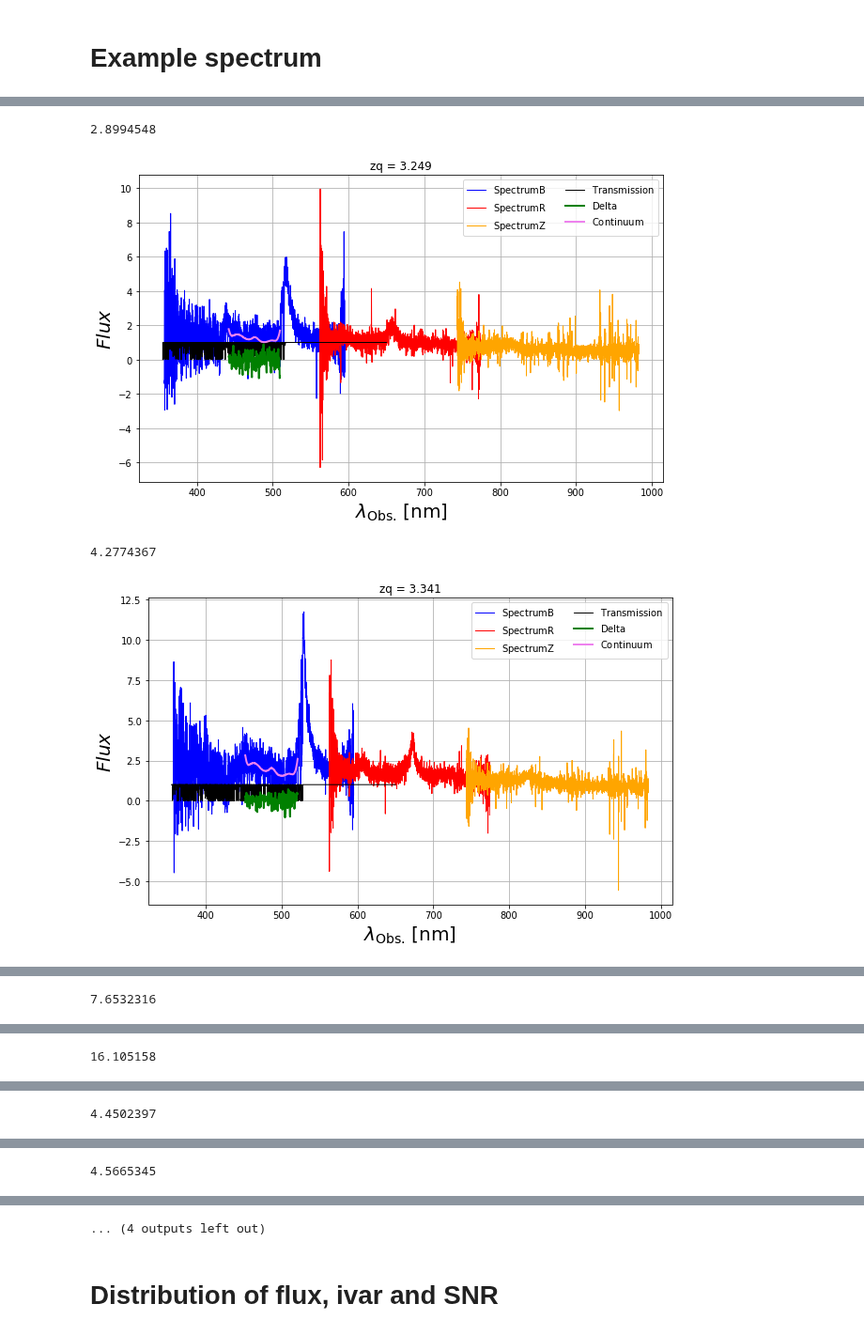
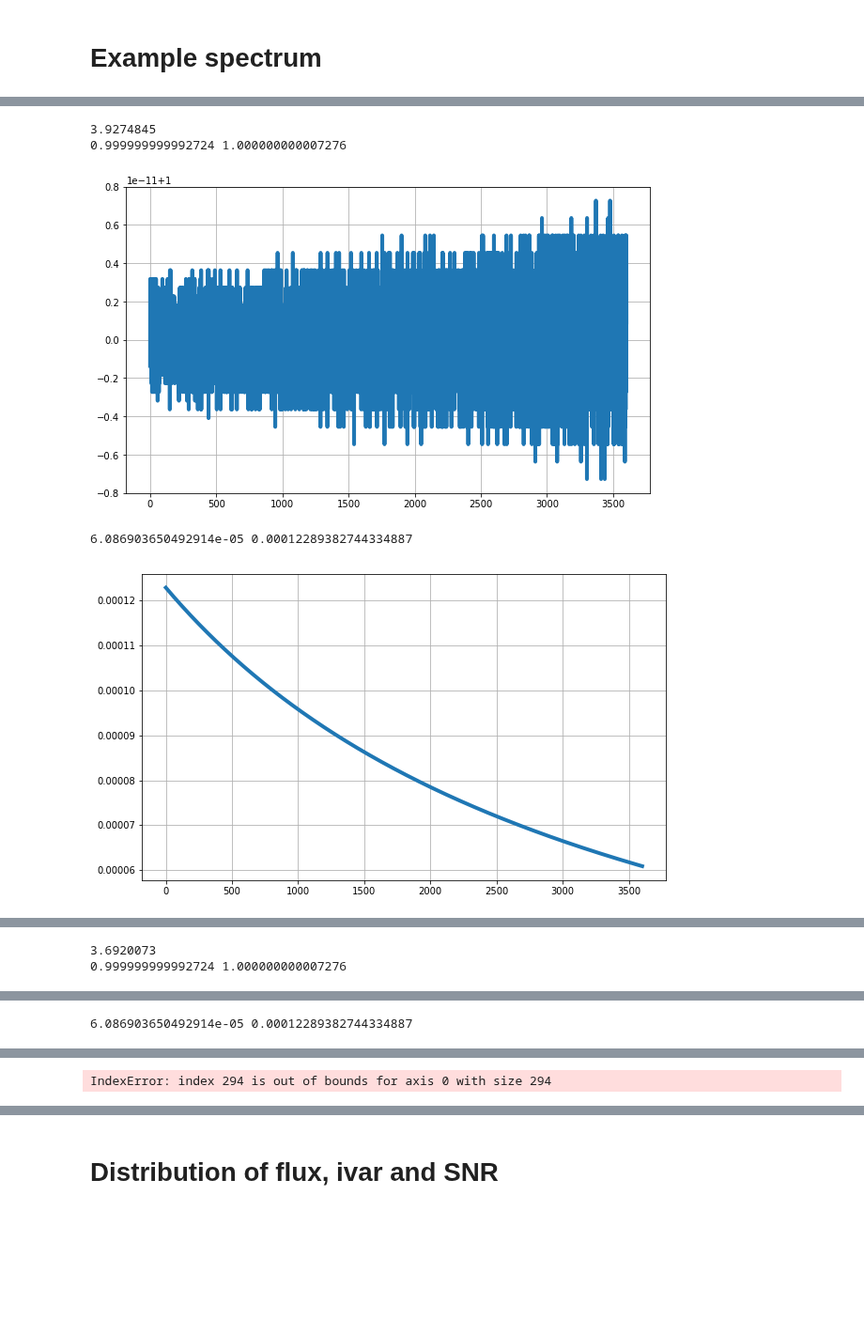
Before and after one commit to igmhub/desi_QA, a Jupyter notebook: Mocks/QA_plots.ipynb, the cells around one changed output, grey strips where cells are left out. Shown at 94% size. Saved outputs shown, nothing was run; the diff lists cells and outputs as text; code cells hidden in the pictures; blank space fills up the shorter version.

```diff
--- a/Mocks/QA_plots.ipynb
+++ b/Mocks/QA_plots.ipynb
@@ -59,8 +60,8 @@ Set up the different path to the data and to the mocks
 ### Get mocks
 mock = {}
 mock['team'] = 'london'
-mock['mock_ver'] = 'v6.0/v6.0.0'
-mock['quick_ver'] = 'eboss-0.2'
+mock['mock_ver'] = 'v7.0/v7.0.0'
+mock['quick_ver'] = 'eboss-0.0'
 mock['mock_base'] = '/global/projecta/projectdirs/desi/mocks/lya_forest/'+mock['team']+'/'+mock['mock_ver']+'/'
 mock['mock_quick'] = mock['mock_base']+'/'+mock['quick_ver']+'/'
 #mock['mock_quick'] = '/global/cscratch1/sd/hdumasde/igmhub/picca/Understand_fudge_parameter_error/london/v5.0.0/quick-0.0_noFOG_noGaussError_noTransmission_desisimQSO/'
@@ -68,7 +69,7 @@ mock['input_nz_QSO'] = '$HOME/Run_programs/igmhub/picca/CoLoRe_mocks/v4.0/Nz_qso
 mock['input_bias_QSO_evol'] = '$HOME/Run_programs/igmhub/picca/CoLoRe_mocks/v4.0/Bz_qso_G18.txt'
 # %%
 ### Get mock products
-mock['picca'] = '/project/projectdirs/desi/mocks/lya_forest/picca/'+mock['team']+'/'+mock['mock_ver']+'/'+mock['quick_ver']#+'/lybforest/'
+mock['picca'] = '/project/projectdirs/desi/mocks/lya_forest/picca/'+mock['team']+'/'+mock['mock_ver']+'/'+mock['quick_ver']+'//'#+'/lybforest/'
 #mock['picca'] = '/global/cscratch1/sd/hdumasde/igmhub/picca/Understand_fudge_parameter_error/london/v5.0.0/quick-0.0_noFOG_noGaussError_noTransmission_desisimQSO/picca//CIV_forests/'
 mock['picca_delta'] = mock['picca']+'/deltas/'
 mock['picca_delta_attributes'] = mock['picca']+'/iter.fits.gz'
@@ -90,8 +91,8 @@ data['picca_cf1d'] = data['picca']+'/Correlations_cf1d/cf1d_'+data['forest']+'.f
 # %%
 # Catalogs
 cat_path = {'master':mock['mock_base']+'master.fits',
-            'zcat':mock['mock_quick']+'/zcat.fits',
-            'desiDRQ':mock['mock_quick']+'/zcat_desi_drq.fits',
+            #'zcat':mock['mock_quick']+'/zcat.fits',
+            #'desiDRQ':mock['mock_quick']+'/zcat_desi_drq.fits',
             'Data(DR14)':data['QSO_catalog'],
             #'random':mock['mock_base']+'/master_randoms.fits.gz',
             }
@@ -819,47 +820,57 @@ lRF = lObs/(1.+z[:,None])
 lObs = lObs*sp.ones(z.size)[:,None]
 # %%
 ### Plot the first n spectra
-for idx in range(10):
+for idx in range(10000):
     ra_idx = hra[idx]
     de_idx = hde[idx]
     z_idx = z[ra==hra[idx]][0]
-    if z_idx<2.0: continue
+    if z_idx<3.0: continue
     tid_idx = tid[idx]
 
     snr = (b_fl[idx,:]*sp.sqrt(b_iv[idx,:])).mean()
-    if snr<2.:
+    if snr<3.:
         continue
     print(snr)
+
+    print( (10**b_ll[1:]-10**b_ll[:-1]).min(),(10**b_ll[1:]-10**b_ll[:-1]).max()  )
+    plt.plot(10**b_ll[1:]-10**b_ll[:-1])
+    plt.grid()
+    plt.show()
+    print( (b_ll[1:]-b_ll[:-1]).min(),(b_ll[1:]-b_ll[:-1]).max()  )
+    plt.plot(b_ll[1:]-b_ll[:-1])
+    plt.grid()
+    plt.show()
 
     nidx = sp.arange(ra.size)[ra==ra_idx][0]
     plt.plot(10**b_ll/10.,b_fl[idx,:],color='blue',label=r'$\mathrm{Spectrum B}$',linewidth=1)
     plt.plot(10**r_ll/10.,r_fl[idx,:],color='red',label=r'$\mathrm{Spectrum R}$',linewidth=1)
     try:
         plt.plot(10**z_ll/10.,z_fl[idx,:],color='orange',label=r'$\mathrm{Spectrum Z}$',linewidth=1)
     except:
         pass
     plt.plot(lObs[nidx,:]/10.,trans[nidx,:],color='black',label=r'$\mathrm{Transmission}$',linewidth=1)
     if True:
         try:
             delt_pix = healpy.ang2pix(nside, sp.pi/2.-de_idx*sp.pi/180., ra_idx*sp.pi/180.)
             delta = fitsio.FITS(mock['picca_delta']+'/delta-'+str(delt_pix)+'.fits.gz')
             deltaa = delta[str(tid_idx)]
             plt.plot(10**deltaa['LOGLAM'][:]/10.,deltaa['DELTA'][:],color='green',label=r'$\mathrm{Delta}$',linewidth=2)
             plt.plot(10**deltaa['LOGLAM'][:]/10.,deltaa['CONT'][:],color='violet',label=r'$\mathrm{Continuum}$',linewidth=2)
         except:
             print('not found')
             pass
     plt.title('zq = {}'.format(1.*int(z[ra==hra[idx]][0]*1000.)/1000.))
     plt.xlabel(r'$\lambda_{\mathrm{Obs.}} \, [\mathrm{nm}]$')
     plt.ylabel(r'$Flux$')
     plt.legend(ncol=2,fontsize=10)
     #plt.xlim([350.,500.])
-    #plt.ylim([-10.,40.])
+    plt.ylim([-1.,30.])
     plt.grid()
     plt.show()
     #break
 # %% [output]
-2.8994548
+3.9274845
+0.999999999992724 1.000000000007276
-[figure, old version]
+[figure, new version]
-4.2774367
+6.086903650492914e-05 0.00012289382744334887
-[figure, old version]
+[figure, new version]
@@ -866 +878,2 @@ for idx in range(10):
-7.6532316
+3.6920073
+0.999999999992724 1.000000000007276
@@ -868 +881 @@ for idx in range(10):
-16.105158
+6.086903650492914e-05 0.00012289382744334887
@@ -870 +884 @@ for idx in range(10):
-4.4502397
+IndexError: index 294 is out of bounds for axis 0 with size 294
@@ -872 +884,0 @@ for idx in range(10):
-4.5665345
@@ -874,4 +885,3 @@ for idx in range(10):
-... (4 outputs left out)
 # %% [markdown]
 # __Distribution of flux, ivar and SNR__
 # %%
```
Also changed, not shown: parts of 58 cells of this notebook, 4 other files.
